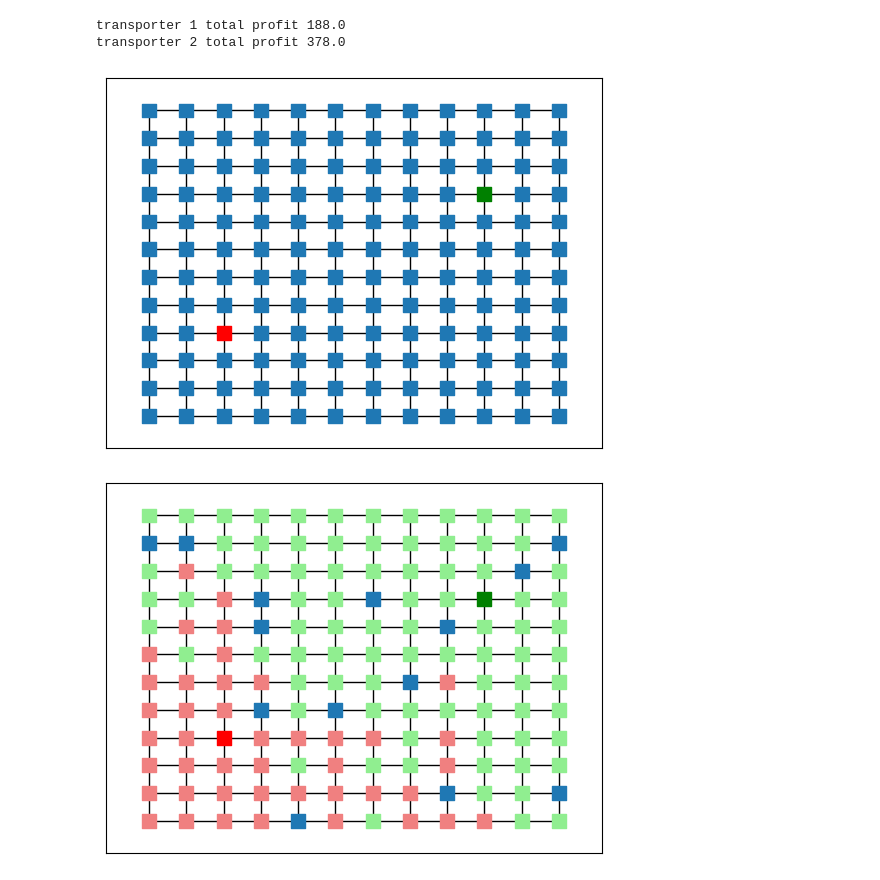
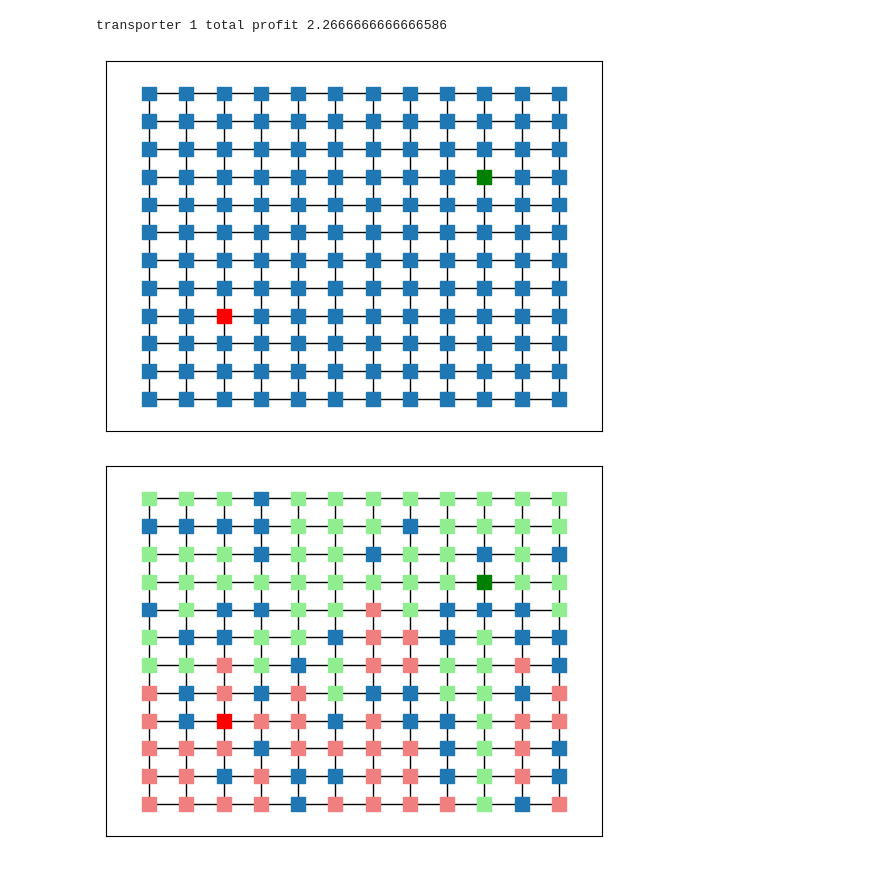
Before and after one commit to Farid-Najar/TransportersDilemma, a Jupyter notebook: notebook.ipynb, the cells around one changed output. Cells and saved outputs as stored; diff of their text form; code cells hidden in the pictures.

```diff
--- a/notebook.ipynb
+++ b/notebook.ipynb
@@ -1,27 +1,26 @@
 # %%
-from transporter_env import TransportEnv
+from transporter_env import TransportEnv, MAT, OneDynamicTransporter
+import matplotlib.pyplot as plt
 
-env = TransportEnv(max_capacity=10)#size=12, transporters_hubs=(27, 116), horizon=128)
+
+# env = MAT(max_capacity=10)#size=12, transporters_hubs=(27, 116), horizon=128)
+env = OneDynamicTransporter()
 # %%
 rewards = []
 env.reset()
 env.render()
 done = False
 while not done:
-    actions = {
-        i : 0
-        for i in range(2)
-    }
-    _, r, d, _ = env.step(actions)
-    done = d[0]
+    action = 1
+    _, r, d, *_ = env.step(action)
+    done = d
     rewards.append(r)
 env.render()
-t1_r = [r[0] for r in rewards]
-t2_r = [r[1] for r in rewards]
+t1_r = [r for r in rewards]
+# t2_r = [r[1] for r in rewards]
 print('transporter 1 total profit', sum(t1_r))
-print('transporter 2 total profit', sum(t2_r))
+# print('transporter 2 total profit', sum(t2_r))
 # %% [output]
-transporter 1 total profit 188.0
-transporter 2 total profit 378.0
+transporter 1 total profit 2.2666666666666586
 [figure]
-[figure, old version]
+[figure, new version]
```
Also changed, not shown: parts of 20 cells of this notebook, 22 other files.
